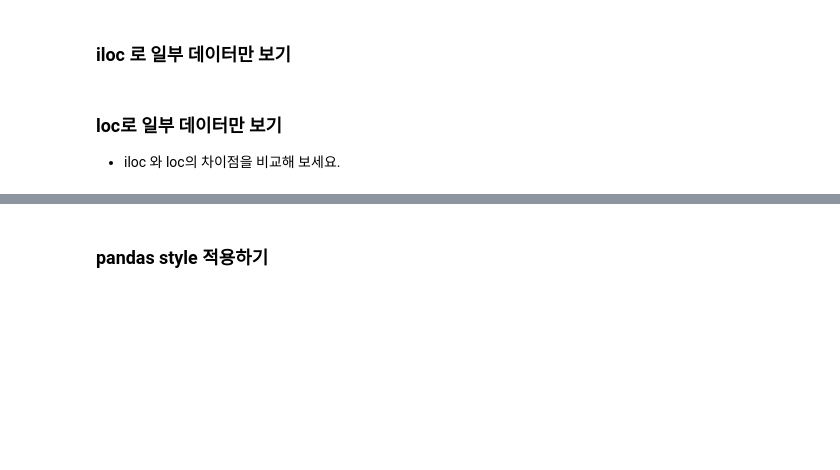
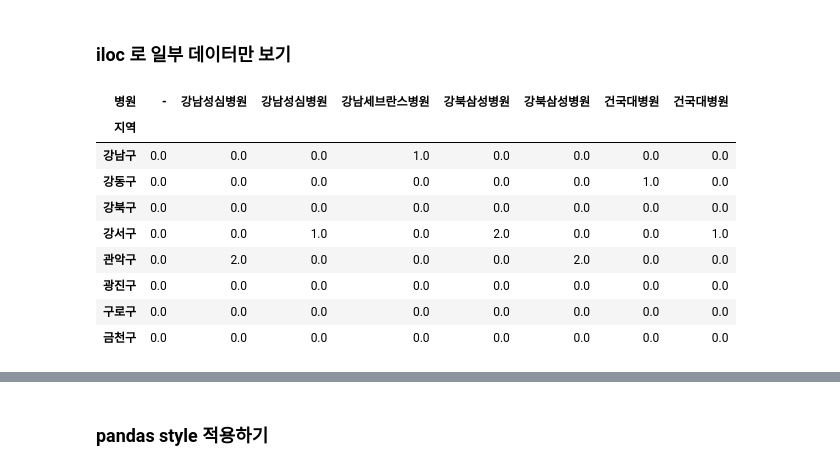
Before and after one commit to nz663633/data-analysis-viz, a Jupyter notebook: seoul-covid-19-02-eda-input.ipynb, the cells around one changed output, grey strips where cells are left out. Saved outputs shown, nothing was run; the diff lists cells and outputs as text; code cells hidden in the pictures; blank space fills up the shorter version.

```diff
--- a/seoul-covid-19-02-eda-input.ipynb
+++ b/seoul-covid-19-02-eda-input.ipynb
@@ -1169,6 +1238,16 @@ df[(df["퇴원"] == False) & (df["사망"] == False) & (df["지역"] != "타지
 ### iloc 로 일부 데이터만 보기
 # %%
 # 전체 데이터를 보기에 너무 많을 수 있기 때문에 iloc 를 사용해서 일부 데이터만 봅니다.
+
+hospital_gu.fillna(0).iloc[:8, :8]
+# %% [output]
+| 병원 | - | 강남성심병원 | 강남성심병원 | 강남세브란스병원 | 강북삼성병원 | 강북삼성병원 | 건국대병원 | 건국대병원 |
+| 지역 |  |  |  |  |  |  |  |  |
+| 강남구 | 0.0 | 0.0 | 0.0 | 1.0 | 0.0 | 0.0 | 0.0 | 0.0 |
+| 강동구 | 0.0 | 0.0 | 0.0 | 0.0 | 0.0 | 0.0 | 1.0 | 0.0 |
+| 강북구 | 0.0 | 0.0 | 0.0 | 0.0 | 0.0 | 0.0 | 0.0 | 0.0 |
+| 강서구 | 0.0 | 0.0 | 1.0 | 0.0 | 2.0 | 0.0 | 0.0 | 1.0 |
+| 관악구 | 0.0 | 2.0 | 0.0 | 0.0 | 0.0 | 2.0 | 0.0 | 0.0 |
+| 광진구 | 0.0 | 0.0 | 0.0 | 0.0 | 0.0 | 0.0 | 0.0 | 0.0 |
+| 구로구 | 0.0 | 0.0 | 0.0 | 0.0 | 0.0 | 0.0 | 0.0 | 0.0 |
+| 금천구 | 0.0 | 0.0 | 0.0 | 0.0 | 0.0 | 0.0 | 0.0 | 0.0 |
-# %% [markdown]
-### loc로 일부 데이터만 보기
-* iloc 와 loc의 차이점을 비교해 보세요.
```
Also changed, not shown: parts of 11 cells of this notebook.
